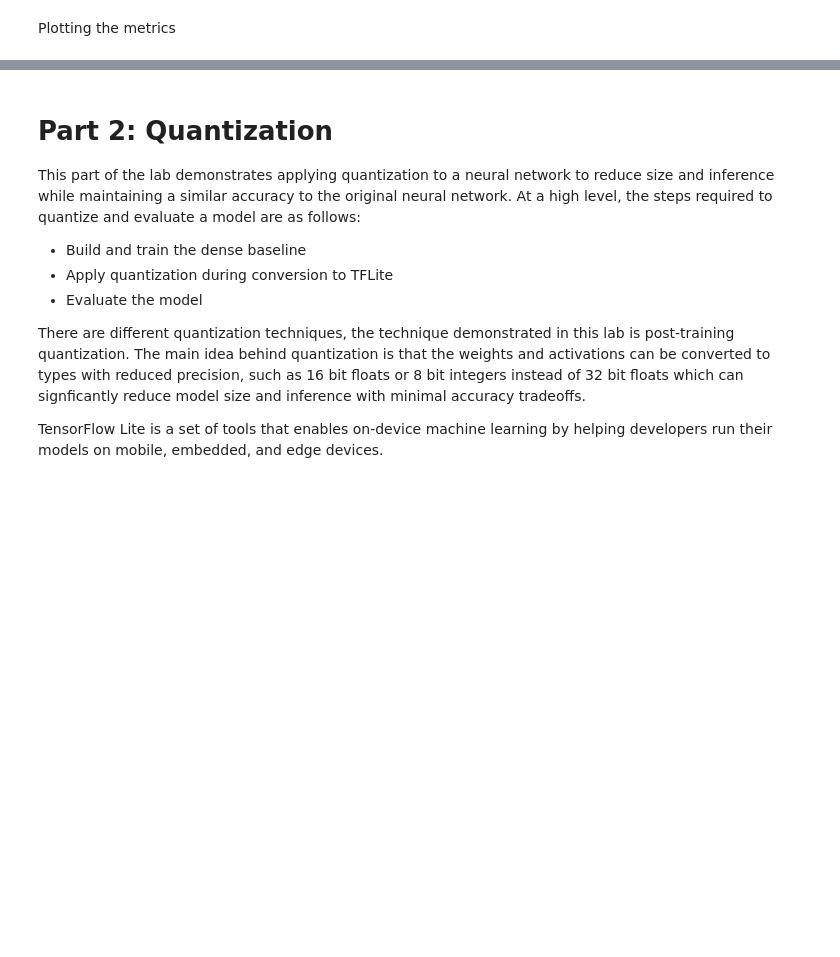
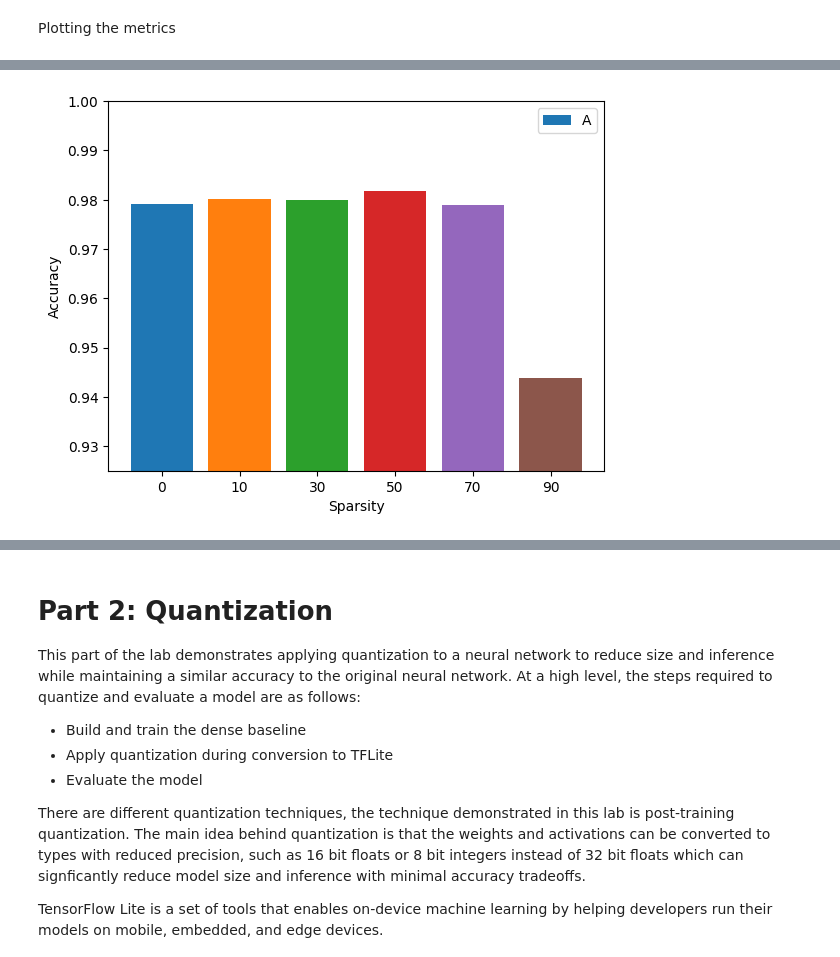
Before and after one commit to KaleF07/ENDG_511, a Jupyter notebook: Lab_2/ENDG511_LAB_2_2024.ipynb, the cells around one changed output, grey strips where cells are left out. Cells and saved outputs as stored; diff of their text form; code cells hidden in the pictures; blank space fills up the shorter version.

```diff
--- a/Lab_2/ENDG511_LAB_2_2024.ipynb
+++ b/Lab_2/ENDG511_LAB_2_2024.ipynb
@@ -812,0 +729,27 @@ Plotting the metrics
+# %%
+sparsity_values = [0, 0.1, 0.3, 0.5, 0.7, 0.9]
+# %%
+# INSERT YOUR CODE HERE
+accuracy_results = []
+
+for i in range(len(sparsity_values)):
+    # model = model_names[i]
+    sparsity = sparsity_values[i]
+
+    accuracy = evaluate_accuracy(sparsity)
+    accuracy_results.append(accuracy)
+
+fig, ax = plt.subplots()
+
+bar_colors = ['tab:blue', 'tab:orange', 'tab:green', 'tab:red', 'tab:purple', 'tab:brown']
+bar_labels = ['0', '10', '30', '50', '70', '90']
+
+ax.bar(bar_labels, accuracy_results, color=bar_colors, label=None)
+
+ax.set_ylabel('Accuracy')
+ax.set_xlabel('Sparsity')
+ax.legend('Accuracy for different sparsity values')
+ax.set_ylim([0.925, 1])
+
+plt.show()
+# %% [output]
@@ -812,0 +762 @@ Plotting the metrics
+[figure, added]
```
Also changed, not shown: parts of 62 cells of this notebook, 33 other files.
